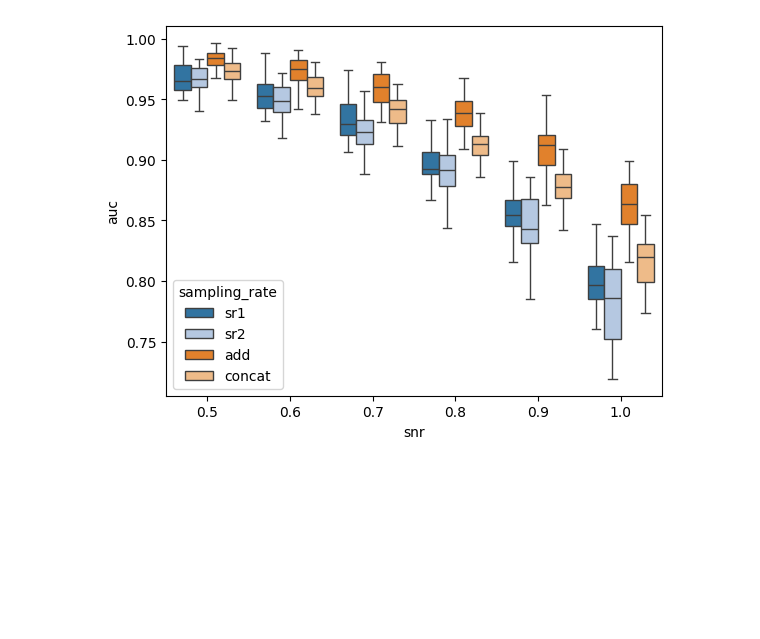
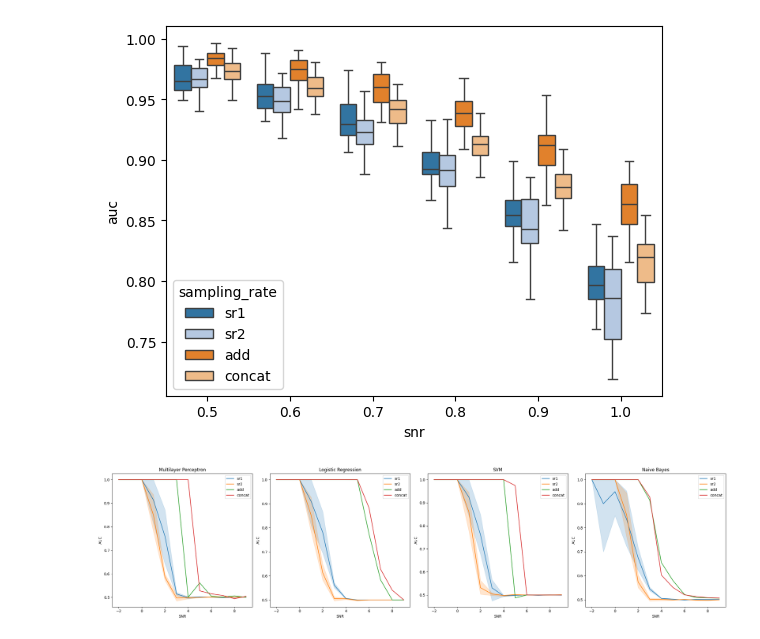
Before and after one commit to neuroneural/undersampling-project, a Jupyter notebook: HCP/python-scripts/plot.ipynb, the cells around one changed output. Cells and saved outputs as stored; diff of their text form; code cells hidden in the pictures; blank space fills up the shorter version.

```diff
--- a/HCP/python-scripts/plot.ipynb
+++ b/HCP/python-scripts/plot.ipynb
@@ -188,3 +165,34 @@ p-value annotation legend:
 *: p <= 5.00e-02
 AttributeError: module 'seaborn.categorical' has no attribute '_BoxPlotter'
 [figure]
+# %%
+import seaborn as sns
+import matplotlib.pyplot as plt
+
+# Set up the plotting area
+fig, axes = plt.subplots(ncols=len(classifiers), nrows=1, figsize=(6 * len(classifiers), 6))
+
+# Iterate over each classifier
+for i, classifier in enumerate(classifiers):
+    # Filter DataFrame for the current classifier
+    classifier_df = result_df[result_df['classifier'] == classifier]
+
+    # Iterate over each sampling rate
+    for sr in sampling_rates:
+        # Filter DataFrame for the current sampling rate
+        sr_df = classifier_df[classifier_df['sampling_rate'] == sr]
+
+        # Plot the line for the current sampling rate
+        sns.lineplot(x='snr', y='auc', data=sr_df, ax=axes[i], label=sr)
+
+    # Set plot title and labels
+    axes[i].set_title(classifier)
+    axes[i].set_xlabel('SNR')
+    axes[i].set_ylabel('AUC')
+    axes[i].legend()
+
+# Adjust layout
+plt.tight_layout()
+plt.show()
+# %% [output]
+[figure, added]
```
Also changed, not shown: parts of 11 cells of this notebook, 20 other files.
